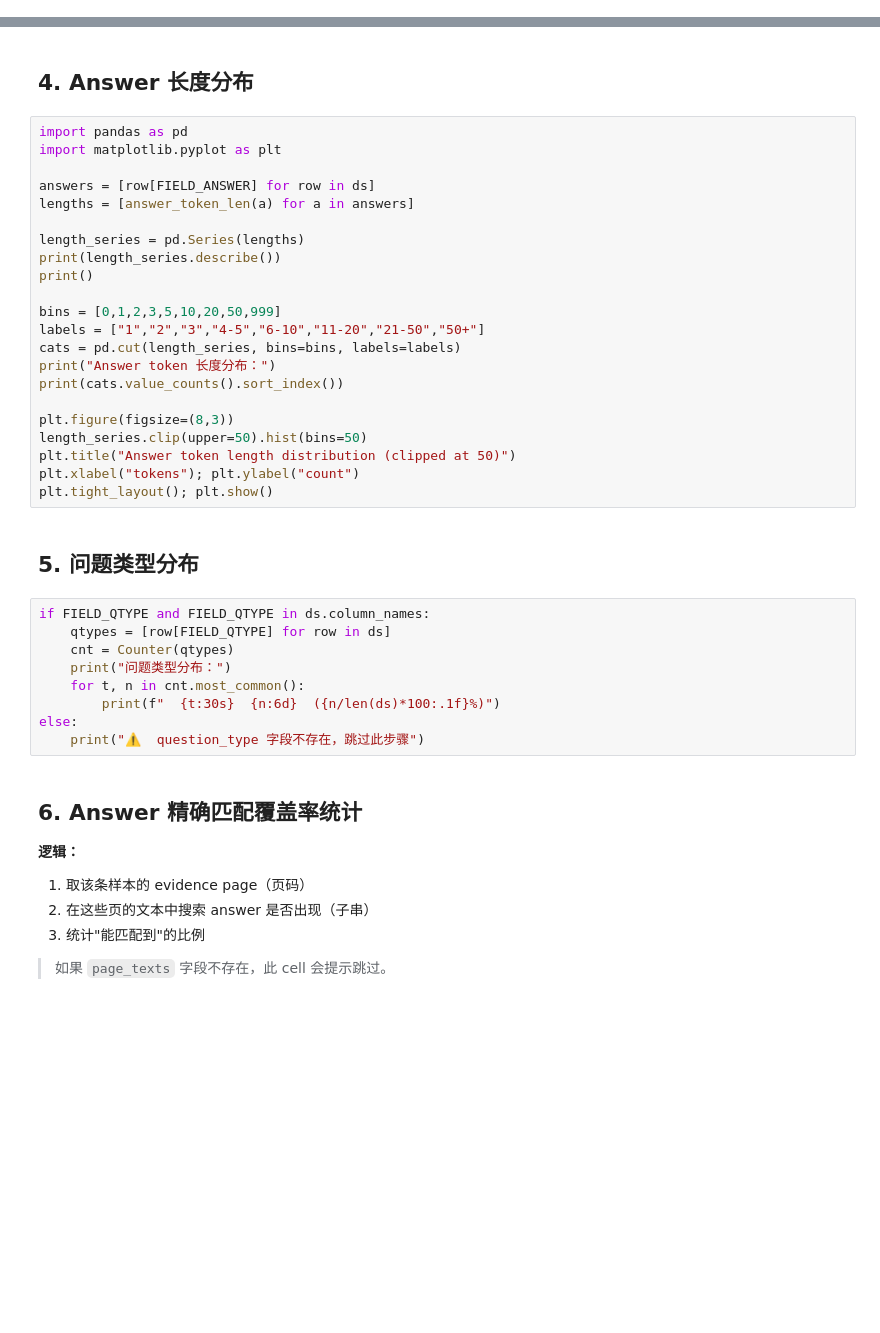
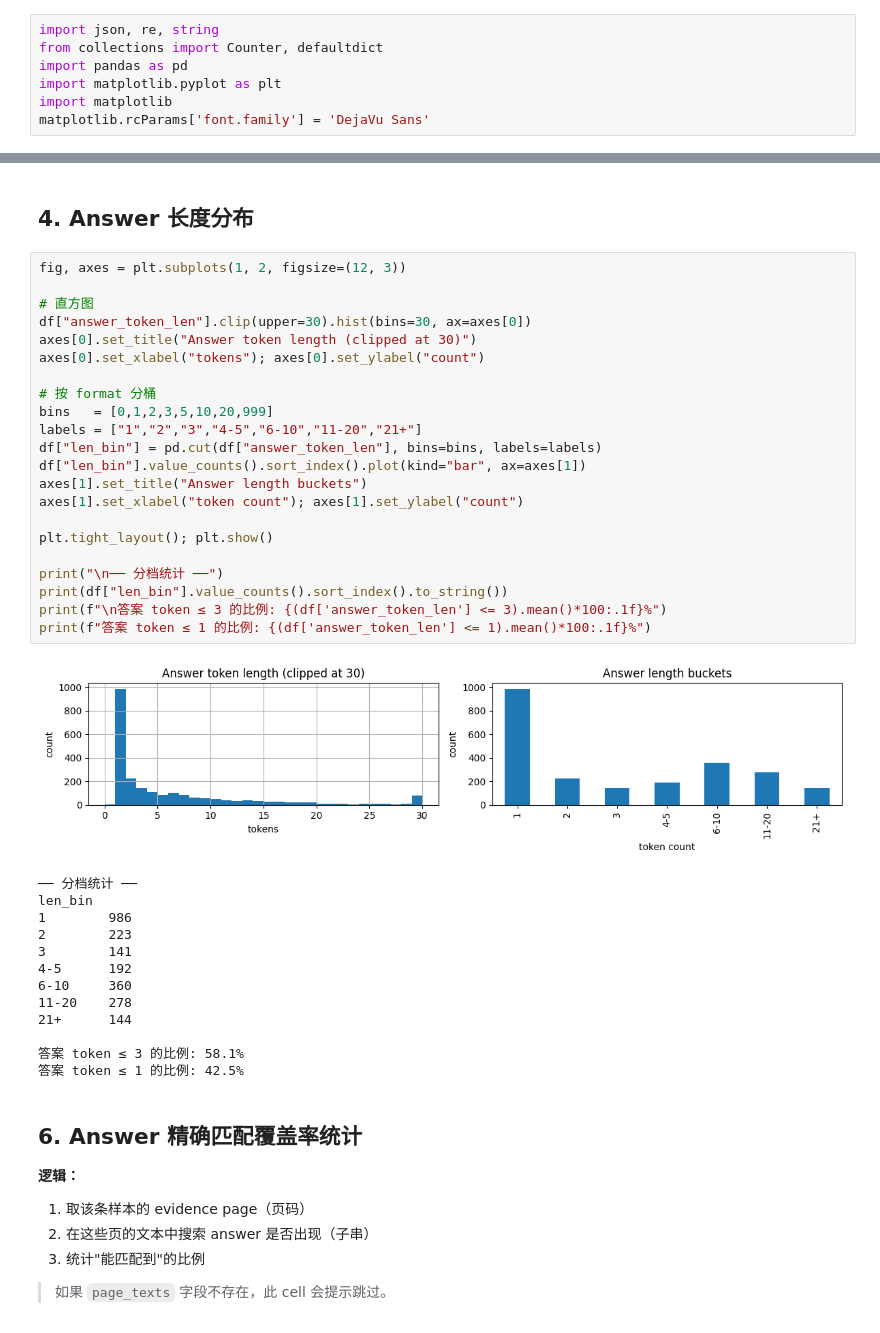
Before and after one commit to TimothyXia9/qwen-vl-planner, a Jupyter notebook: longdocurl_coverage_analysis.ipynb, the cells around one changed output, grey strips where cells are left out. Drawn from its saved outputs; the diff is of its cells as text; blank space fills up the shorter version.

```diff
--- a/longdocurl_coverage_analysis.ipynb
+++ b/longdocurl_coverage_analysis.ipynb
@@ -58,3 +104,10 @@ print("✅ 字段配置验证通过")
+# %%
+import json, re, string
+from collections import Counter, defaultdict
+import pandas as pd
+import matplotlib.pyplot as plt
+import matplotlib
+matplotlib.rcParams['font.family'] = 'DejaVu Sans'
 # %% [markdown]
 ## 3. 工具函数
 # %%
@@ -82,38 +188,41 @@ print("✅ 工具函数就绪")
 # %% [markdown]
 ## 4. Answer 长度分布
 # %%
-import pandas as pd
-import matplotlib.pyplot as plt
+fig, axes = plt.subplots(1, 2, figsize=(12, 3))
 
-answers = [row[FIELD_ANSWER] for row in ds]
-lengths = [answer_token_len(a) for a in answers]
+# 直方图
+df["answer_token_len"].clip(upper=30).hist(bins=30, ax=axes[0])
+axes[0].set_title("Answer token length (clipped at 30)")
+axes[0].set_xlabel("tokens"); axes[0].set_ylabel("count")
 
-length_series = pd.Series(lengths)
-print(length_series.describe())
-print()
+# 按 format 分桶
+bins   = [0,1,2,3,5,10,20,999]
+labels = ["1","2","3","4-5","6-10","11-20","21+"]
+df["len_bin"] = pd.cut(df["answer_token_len"], bins=bins, labels=labels)
+df["len_bin"].value_counts().sort_index().plot(kind="bar", ax=axes[1])
+axes[1].set_title("Answer length buckets")
+axes[1].set_xlabel("token count"); axes[1].set_ylabel("count")
 
-bins = [0,1,2,3,5,10,20,50,999]
-labels = ["1","2","3","4-5","6-10","11-20","21-50","50+"]
-cats = pd.cut(length_series, bins=bins, labels=labels)
-print("Answer token 长度分布：")
-print(cats.value_counts().sort_index())
+plt.tight_layout(); plt.show()
 
-plt.figure(figsize=(8,3))
-length_series.clip(upper=50).hist(bins=50)
-plt.title("Answer token length distribution (clipped at 50)")
-plt.xlabel("tokens"); plt.ylabel("count")
-plt.tight_layout(); plt.show()
+print("\n── 分档统计 ──")
+print(df["len_bin"].value_counts().sort_index().to_string())
+print(f"\n答案 token ≤ 3 的比例: {(df['answer_token_len'] <= 3).mean()*100:.1f}%")
+print(f"答案 token ≤ 1 的比例: {(df['answer_token_len'] <= 1).mean()*100:.1f}%")
+# %% [output]
+[figure, added]
+── 分档统计 ──
+len_bin
+1        986
+2        223
+3        141
+4-5      192
+6-10     360
+11-20    278
+21+      144
+
+答案 token ≤ 3 的比例: 58.1%
+答案 token ≤ 1 的比例: 42.5%
-# %% [markdown]
-## 5. 问题类型分布
-# %%
-if FIELD_QTYPE and FIELD_QTYPE in ds.column_names:
-    qtypes = [row[FIELD_QTYPE] for row in ds]
-    cnt = Counter(qtypes)
-    print("问题类型分布：")
-    for t, n in cnt.most_common():
-        print(f"  {t:30s}  {n:6d}  ({n/len(ds)*100:.1f}%)")
-else:
-    print("⚠️  question_type 字段不存在，跳过此步骤")
 # %% [markdown]
 ## 6. Answer 精确匹配覆盖率统计
 
```
Also changed, not shown: parts of 23 cells of this notebook.
